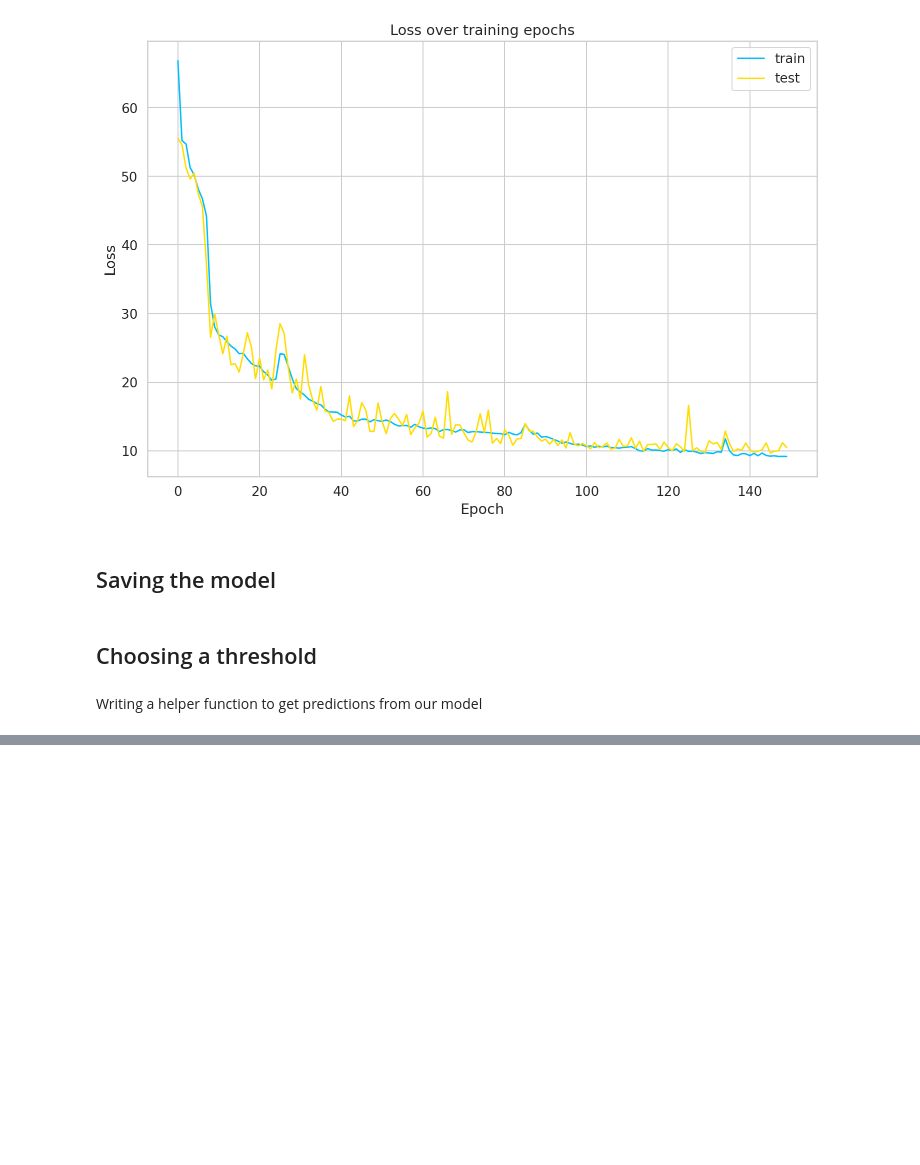
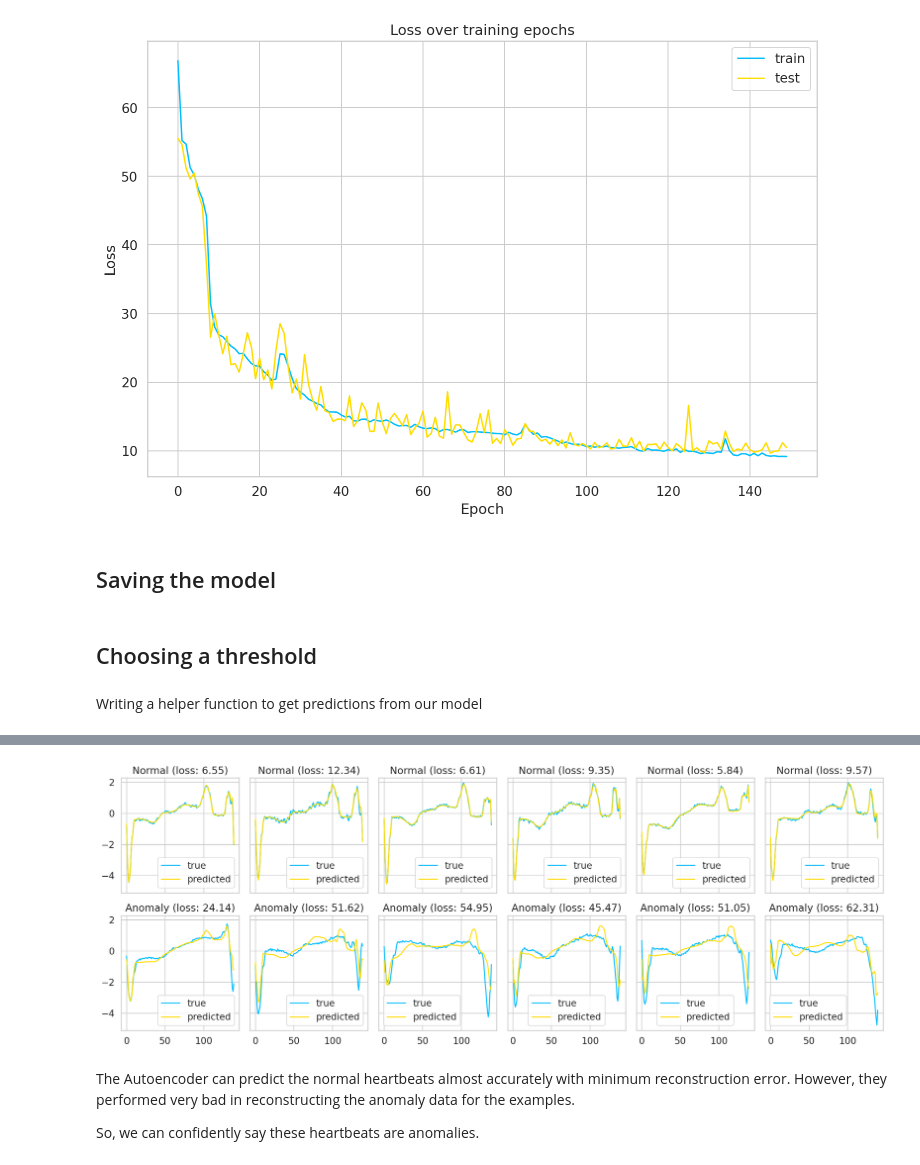
Before and after one commit to mtamjidhossain/Time-Series-Anomaly-Detection-in-ECG-data-using-LSTM-Autoencoder, a Jupyter notebook: time-series-anomaly-detection-with-pytorch.ipynb, the cells around one changed output, grey strips where cells are left out. Saved outputs shown, nothing was run; the diff lists cells and outputs as text; code cells hidden in the pictures; blank space fills up the shorter version.

```diff
--- a/time-series-anomaly-detection-with-pytorch.ipynb
+++ b/time-series-anomaly-detection-with-pytorch.ipynb
@@ -546,0 +607,32 @@ sns.distplot(losses, bins= 50, kde= True)
+# %%
+def plot_prediction(data, model, title, ax):
+    predictions, pred_losses = predict(model, [data])
+
+    ax.plot(data, label= 'true')
+    ax.plot(predictions[0], label= 'predicted')
+    ax.set_title(f'{title} (loss: {np.around(pred_losses[0], 2)})') # showing loss in the title with 2 decimal points
+    ax.legend()
+# %%
+# 1st row is 6 examples from normal heartbeat, next row represents anomalies
+fig, axs = plt.subplots(
+    nrows= 2,
+    ncols= 6,
+    sharex = True,
+    sharey = True,
+    figsize = (16, 6)
+)
+
+# looping through 6 examples
+for i, data in enumerate(test_normal_dataset[:6]):
+    plot_prediction(data, model, title= 'Normal', ax = axs[0, i])
+
+for i, data in enumerate(test_anomaly_dataset[:6]):
+    plot_prediction(data, model, title= 'Anomaly', ax = axs[1, i])
+
+fig.tight_layout();
+# %% [output]
+[figure, added]
+# %% [markdown]
+The Autoencoder can predict the normal heartbeats almost accurately with minimum reconstruction error. However, they performed very bad in reconstructing the anomaly data for the examples.
+
+So, we can confidently say these heartbeats are anomalies.
```
Also changed, not shown: parts of 17 cells of this notebook.
